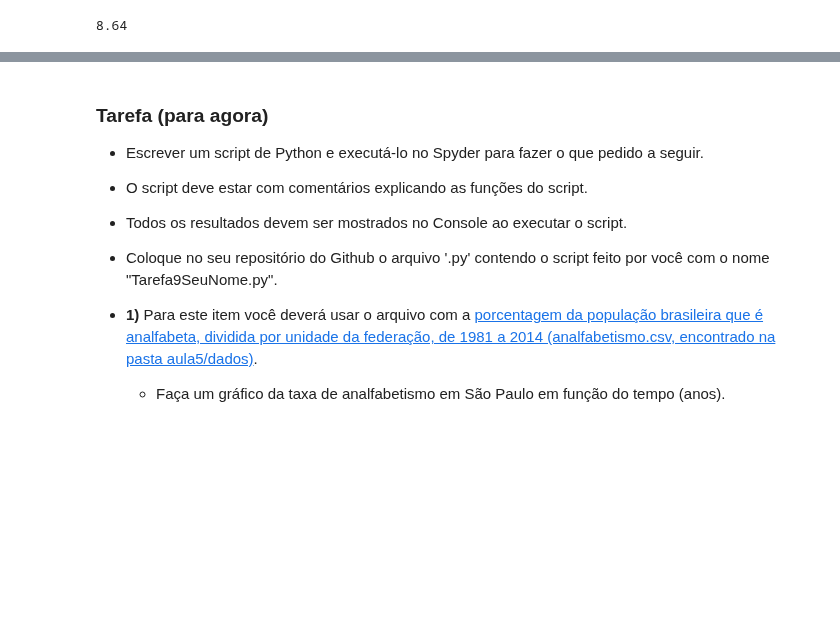
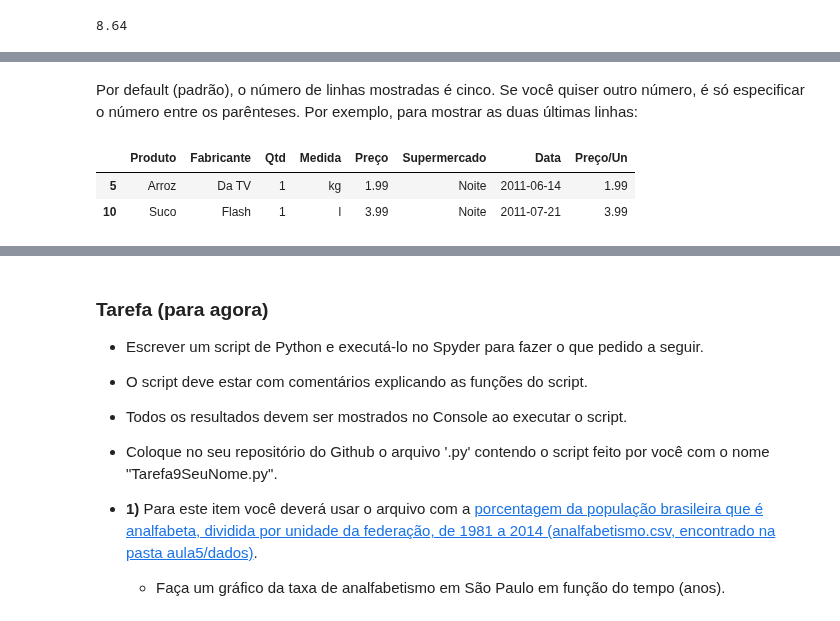
Before and after one commit to rnwatanabe/BasesComputacionais, a Jupyter notebook: aula5/BasesDeDados.ipynb, the cells around one changed output, grey strips where cells are left out. Cells and saved outputs as stored; diff of their text form; code cells hidden in the pictures; blank space fills up the shorter version.

```diff
--- a/aula5/BasesDeDados.ipynb
+++ b/aula5/BasesDeDados.ipynb
@@ -434,0 +468,8 @@ print(compras['Preço'].values[4])
+# %% [markdown]
+Por default (padrão), o número de linhas mostradas é cinco. Se você quiser outro número, é só especificar o número entre os parênteses. Por exemplo, para mostrar as duas últimas linhas:
+# %%
+compras.tail(2)
+# %% [output]
+|  | Produto | Fabricante | Qtd | Medida | Preço | Supermercado | Data | Preço/Un |
+| 5 | Arroz | Da TV | 1 | kg | 1.99 | Noite | 2011-06-14 | 1.99 |
+| 10 | Suco | Flash | 1 | l | 3.99 | Noite | 2011-07-21 | 3.99 |
```
Also changed, not shown: parts of 14 cells of this notebook.
